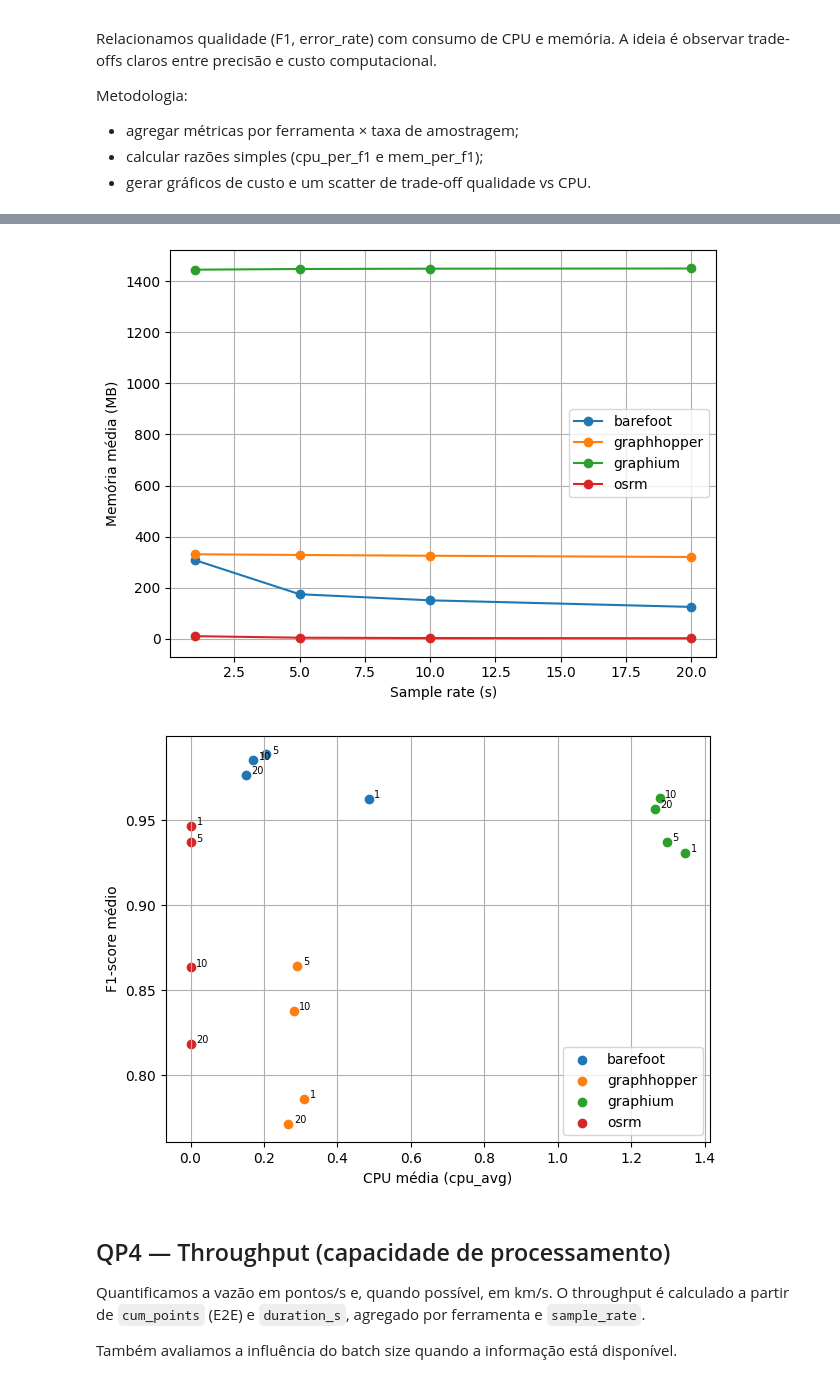
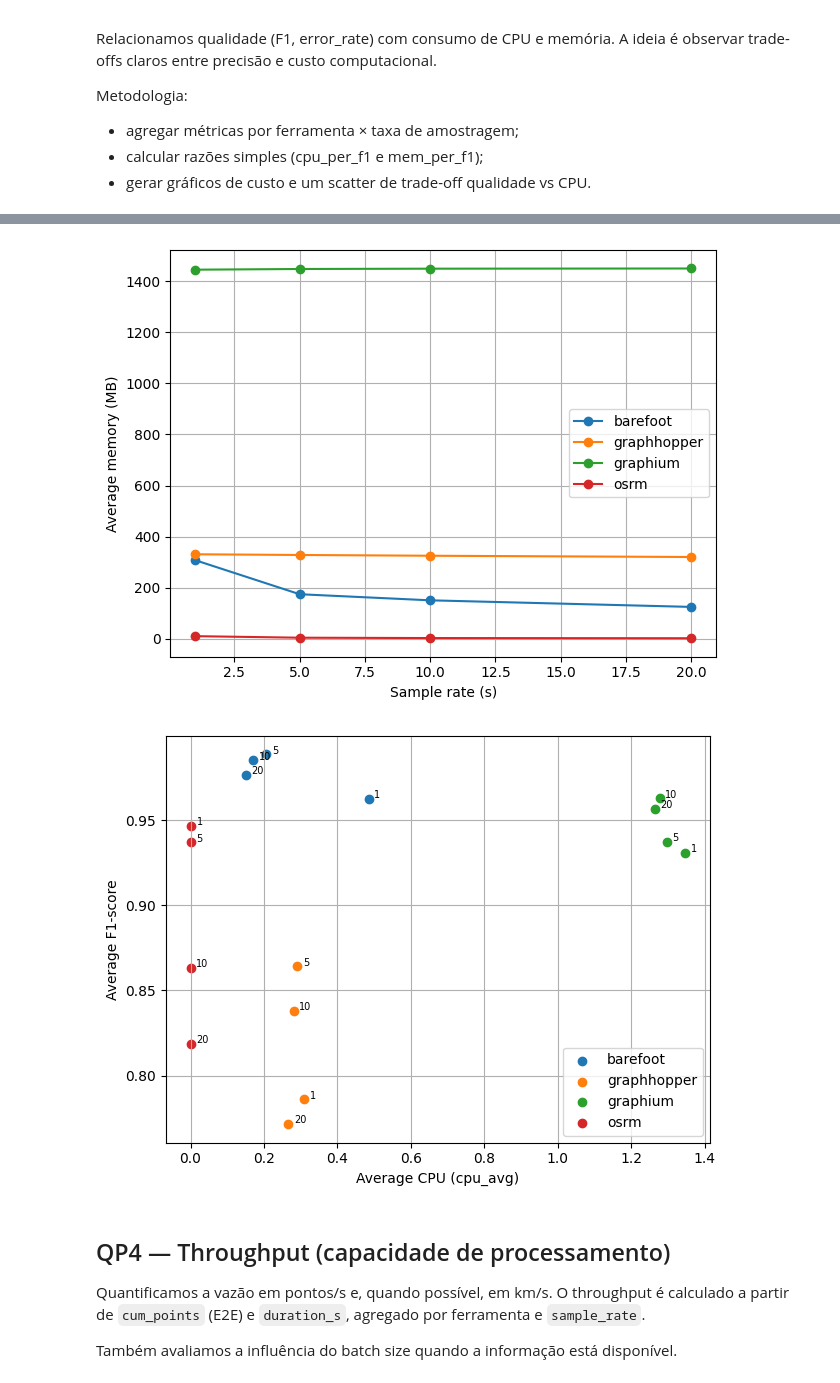
Before and after one commit to JoseEdSouza/map-matching, a Jupyter notebook: result_analysis.ipynb, the cells around one changed output, grey strips where cells are left out. Saved outputs shown, nothing was run; the diff lists cells and outputs as text; code cells hidden in the pictures.

Commit message:
chore(results): regenerate analysis figures and notebook

```diff
--- a/result_analysis.ipynb
+++ b/result_analysis.ipynb
@@ -171,7 +171,7 @@ def plot_line_by_group(
     if figsize:
         plt.figure(figsize=figsize)
     else:
-        plt.figure()
+        plt.figure(figsize=DEFAULT_FIGSIZE)
 
     palette = colors or TOOL_COLORS
     groups = order if order is not None else df[group].dropna().unique()
@@ -232,7 +232,7 @@ def plot_grouped_bars_by_batch(
     total_width = 0.8
     bar_w = total_width / max(n_b, 1)
 
-    plt.figure(figsize=(8, 5))
+    plt.figure(figsize=DEFAULT_FIGSIZE)
 
     for i, b in enumerate(bvals):
         vals = []
@@ -256,7 +256,7 @@ def plot_grouped_bars_by_batch(
         plt.yscale("log")
 
     plt.xticks(x, order)
-    plt.xlabel("Ferramenta")
+    plt.xlabel("Tool")
     plt.ylabel(ylabel)
     if title:
         plt.title(title)
@@ -957,7 +957,7 @@ plot_line_by_group(
     y="cpu_avg_mean",
     group="matcher_name",
     xlabel="Sample rate (s)",
-    ylabel="CPU média (cpu_avg)",
+    ylabel="Average CPU (cpu_avg)",
     order=TOOL_ORDER,
     colors=TOOL_COLORS,
     file_name="qp3_cpu_vs_sample_rate.pdf",
@@ -972,7 +972,7 @@ plot_line_by_group(
     y="mem_avg_mean",
     group="matcher_name",
     xlabel="Sample rate (s)",
-    ylabel="Memória média (MB)",
+    ylabel="Average memory (MB)",
     order=TOOL_ORDER,
     colors=TOOL_COLORS,
     file_name="qp3_mem_vs_sample_rate.pdf",
@@ -982,7 +982,7 @@ plot_line_by_group(
 # Plot 3: Qualidade vs CPU (trade-off)
 # (cada ponto = uma taxa de amostragem)
 # --------------------------------------------------
-plt.figure()
+plt.figure(figsize=DEFAULT_FIGSIZE)
 annotated_special = False
 for name in TOOL_ORDER:
     g = qp3[qp3["matcher_name"] == name]
@@ -1010,8 +1010,8 @@ for name in TOOL_ORDER:
             )
             annotated_special = True
 
-plt.xlabel("CPU média (cpu_avg)")
-plt.ylabel("F1-score médio")
+plt.xlabel("Average CPU (cpu_avg)")
+plt.ylabel("Average F1-score")
 plt.legend()
 plt.grid(True)
 plt.tight_layout()
@@ -1040,5 +1040,5 @@ plt.show()
-[figure, old version]
+[figure, new version]
-[figure, old version]
+[figure, new version]
 # %% [markdown]
 ## QP4 — Throughput (capacidade de processamento)
 Quantificamos a vazão em pontos/s e, quando possível, em km/s. O throughput é calculado a partir de `cum_points` (E2E) e `duration_s`, agregado por ferramenta e `sample_rate`.
```
Also changed, not shown: parts of 9 cells of this notebook, 15 other files.
